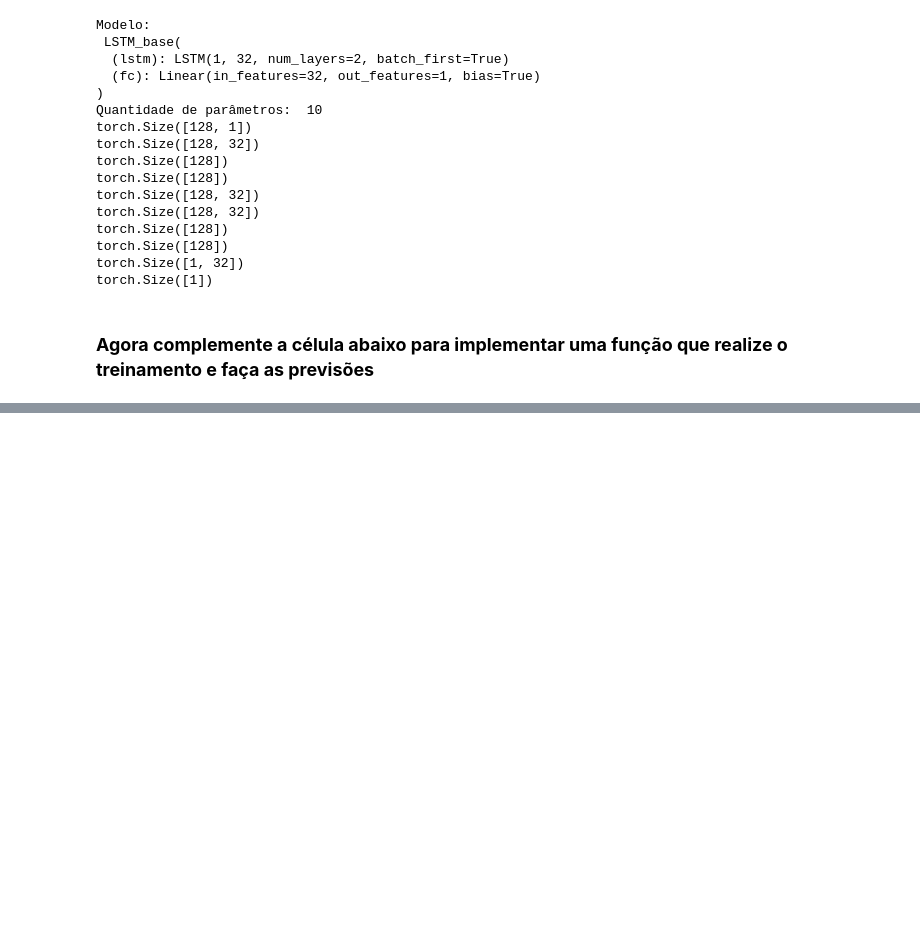
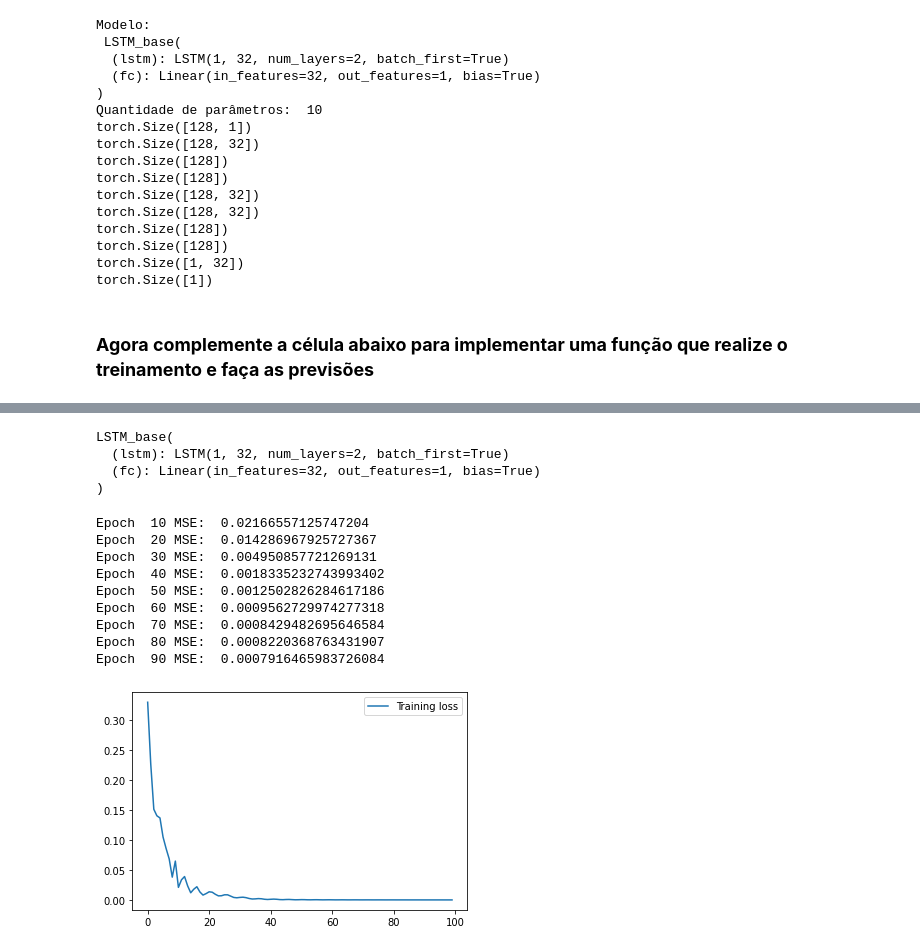
Before and after one commit to gianvstheworld/SCC0270, a Jupyter notebook: Trabalho 2/T2_LSTM.ipynb, the cells around one changed output, grey strips where cells are left out. Saved outputs shown, nothing was run; the diff lists cells and outputs as text; code cells hidden in the pictures; blank space fills up the shorter version.

```diff
--- a/Trabalho 2/T2_LSTM.ipynb
+++ b/Trabalho 2/T2_LSTM.ipynb
@@ -341,0 +387,17 @@ Agora crie uma nova rede LSTM. Você pode alterar a arquitetura original, config
+# %%
+# Parametros
+
+input_dim = 1
+hidden_dim = 32
+num_layers = 2
+output_dim = 1
+lr = 0.01
+num_epochs = 100
+# %%
+model = LSTM_base(input_dim=input_dim, hidden_dim=hidden_dim, output_dim=output_dim, num_layers=num_layers)
+model
+# %% [output]
+LSTM_base(
+  (lstm): LSTM(1, 32, num_layers=2, batch_first=True)
+  (fc): Linear(in_features=32, out_features=1, bias=True)
+)
@@ -341,0 +410,13 @@ Agora crie uma nova rede LSTM. Você pode alterar a arquitetura original, config
+# %%
+y_train_pred, y_test_pred, hist = train_model(model, num_epochs, x_train, x_test)
+# %% [output]
+Epoch  10 MSE:  0.02166557125747204
+Epoch  20 MSE:  0.014286967925727367
+Epoch  30 MSE:  0.004950857721269131
+Epoch  40 MSE:  0.0018335232743993402
+Epoch  50 MSE:  0.0012502826284617186
+Epoch  60 MSE:  0.0009562729974277318
+Epoch  70 MSE:  0.0008429482695646584
+Epoch  80 MSE:  0.0008220368763431907
+Epoch  90 MSE:  0.0007916465983726084
+[figure, added]
```
Also changed, not shown: parts of 14 cells of this notebook, 1 other file.
